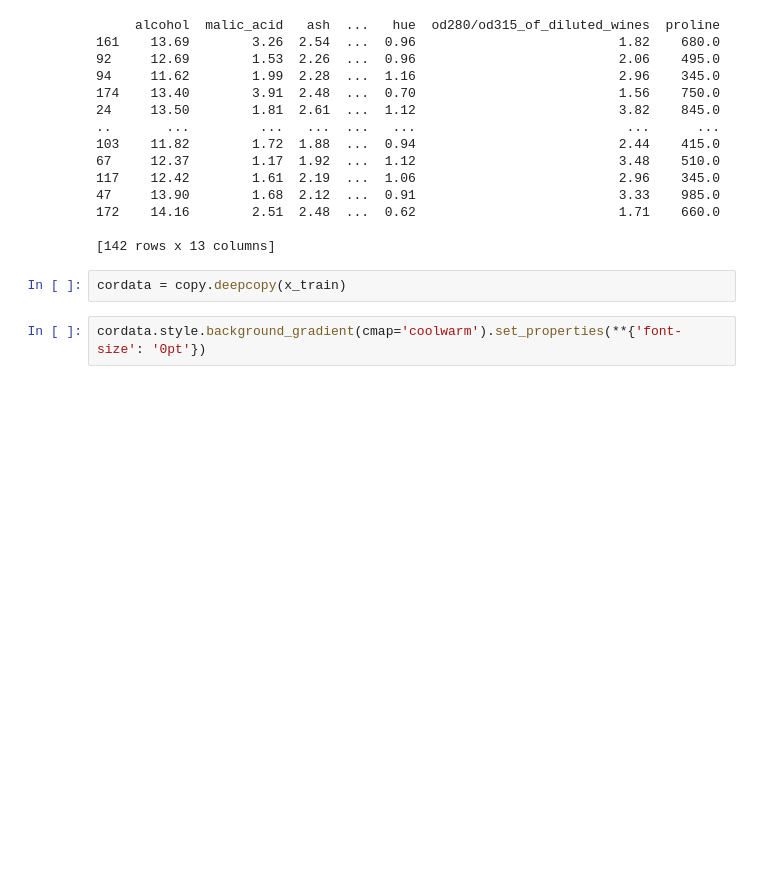
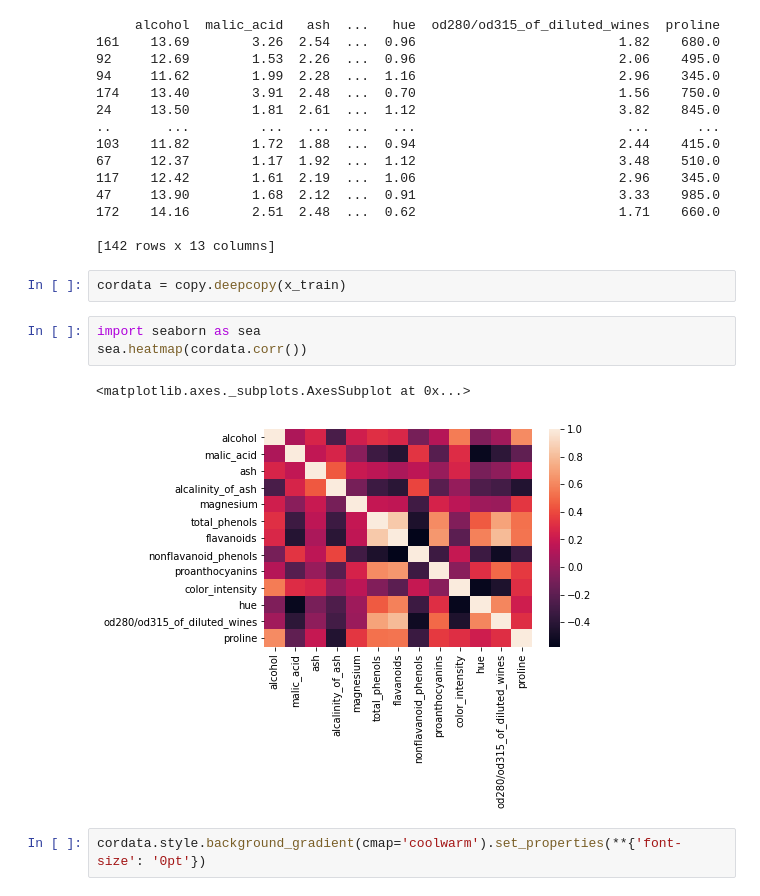
Before and after one commit to iimashfaaq/Forward-Backward-Selection, a Jupyter notebook: DataScienceAssignment.ipynb, the cells around one changed output. Drawn from its saved outputs; the diff is of its cells as text; blank space fills up the shorter version.

```diff
--- a/DataScienceAssignment.ipynb
+++ b/DataScienceAssignment.ipynb
@@ -350,6 +350,12 @@ print(x_train)
 [142 rows x 13 columns]
 # %%
 cordata = copy.deepcopy(x_train)
+# %%
+import seaborn as sea
+sea.heatmap(cordata.corr())
+# %% [output]
+<matplotlib.axes._subplots.AxesSubplot at 0x...>
+[figure, added]
 # %%
 cordata.style.background_gradient(cmap='coolwarm').set_properties(**{'font-size': '0pt'})
 # %% [output]
```
